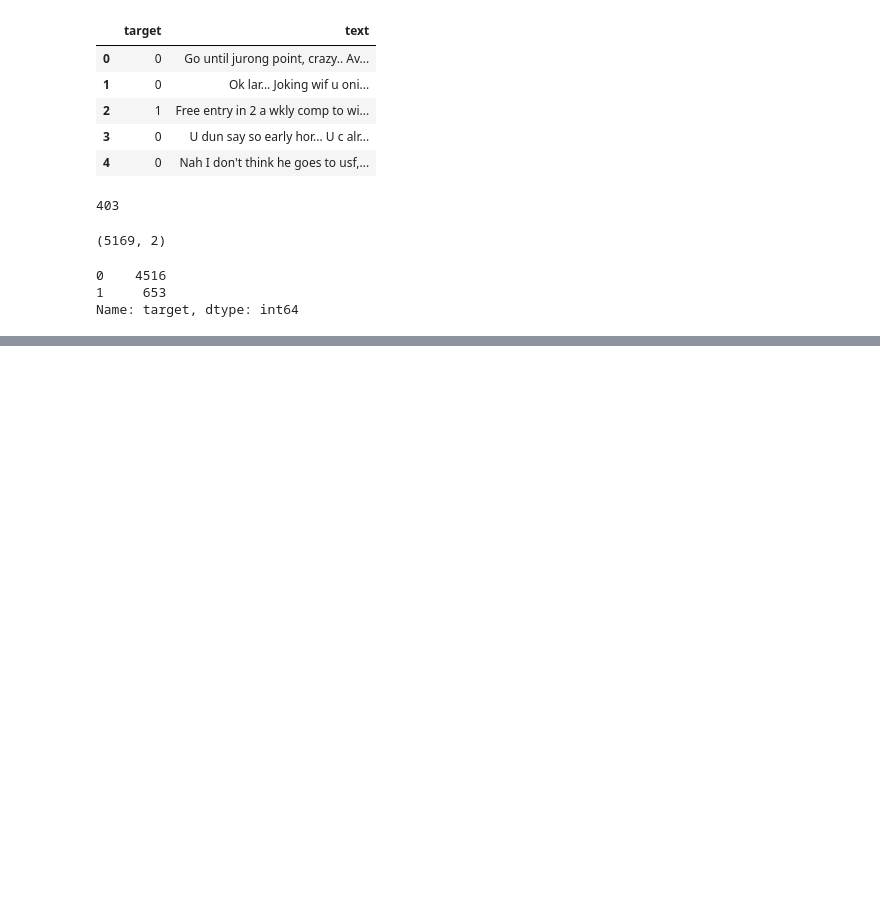
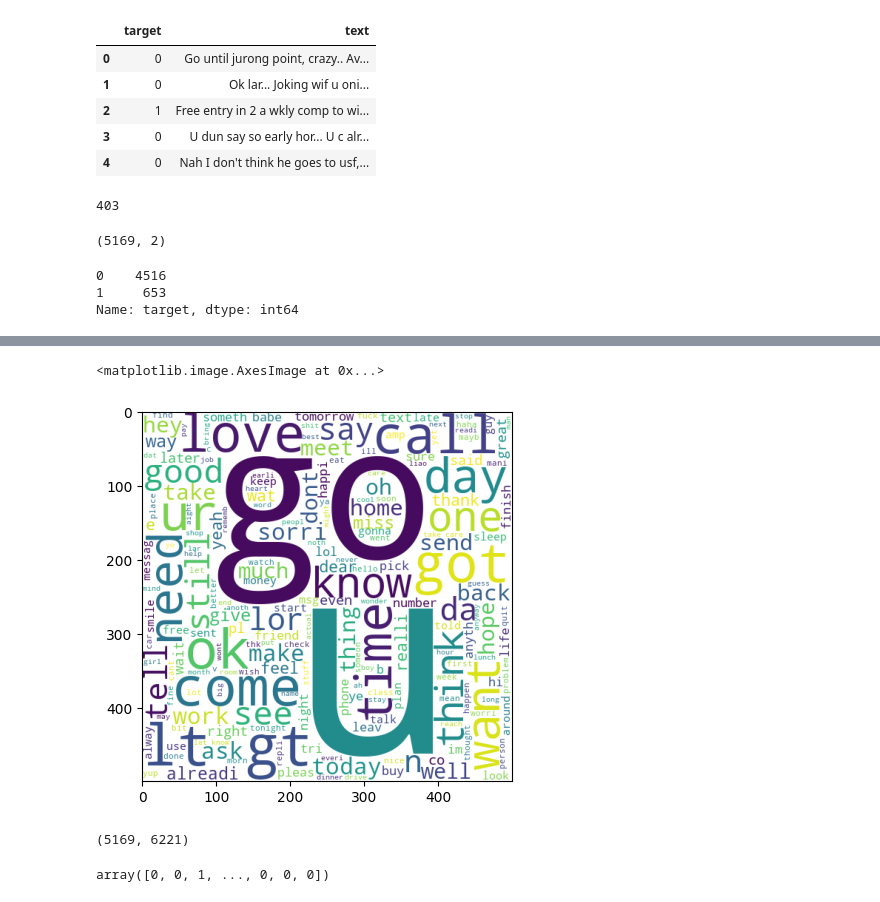
Before and after one commit to Akorikk/Sms_Spam_project, a Jupyter notebook: NLP.ipynb, the cells around one changed output, grey strips where cells are left out. Cells and saved outputs as stored; diff of their text form; code cells hidden in the pictures; blank space fills up the shorter version.

```diff
--- a/NLP.ipynb
+++ b/NLP.ipynb
@@ -92,0 +129,7 @@ True
+# %%
+ham = wc.generate(df[df['target'] == 0]["new_text"].str.cat(sep=" "))
+# %%
+plt.imshow(ham)
+# %% [output]
+<matplotlib.image.AxesImage at 0x...>
+[figure, added]
@@ -92,0 +140,4 @@ True
+# %%
+X.shape
+# %% [output]
+(5169, 6221)
@@ -92,0 +146,4 @@ True
+# %%
+y
+# %% [output]
+array([0, 0, 1, ..., 0, 0, 0])
```
Also changed, not shown: parts of 24 cells of this notebook, 2 other files.
